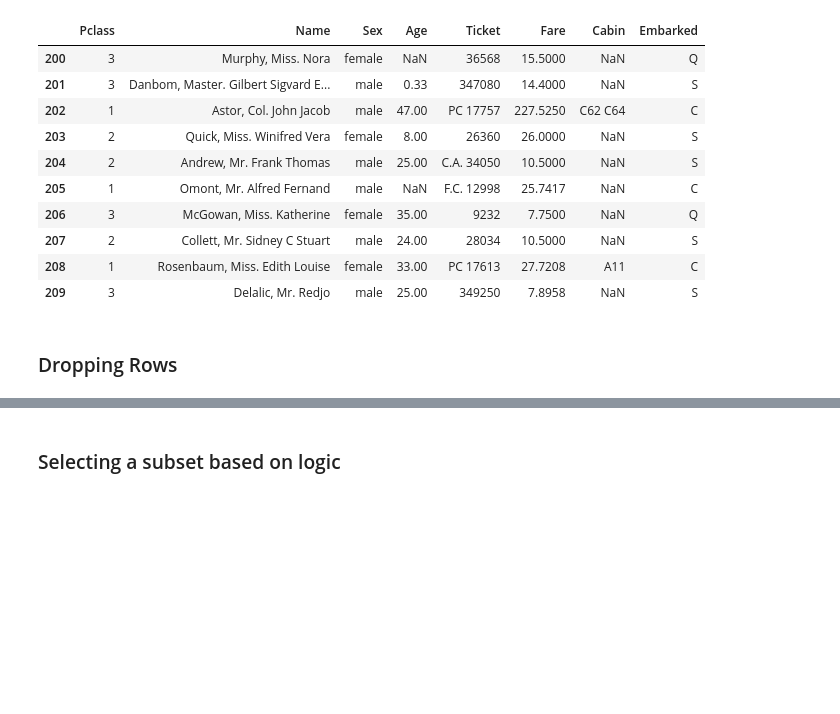
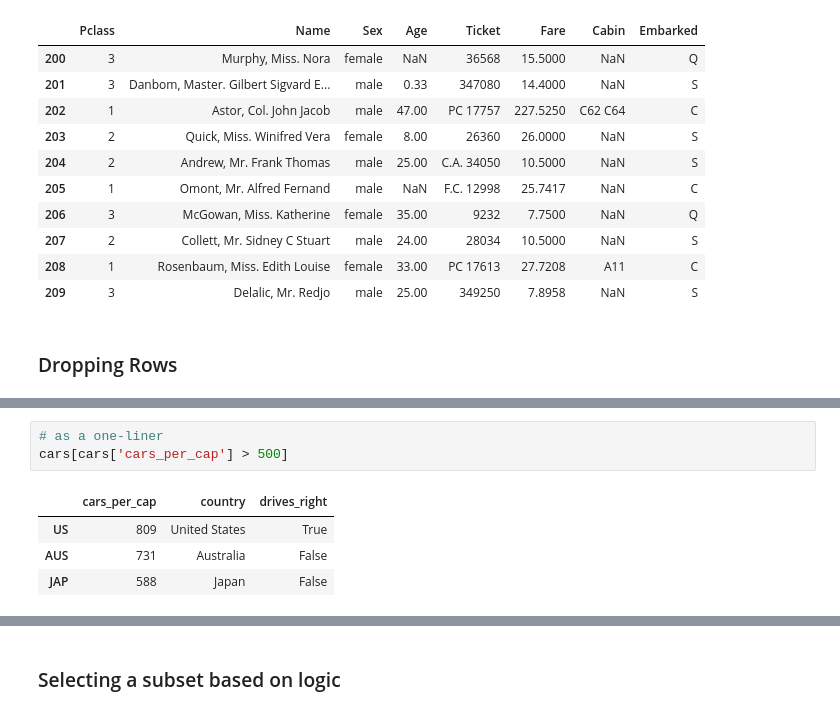
Before and after one commit to TheBoyMoe/DataScience-Repo, a Jupyter notebook: CodeAcademy-Data-Science/05-Pandas/05-pandas-review.ipynb, the cells around one changed output, grey strips where cells are left out. Saved outputs shown, nothing was run; the diff lists cells and outputs as text; blank space fills up the shorter version.

```diff
--- a/CodeAcademy-Data-Science/05-Pandas/05-pandas-review.ipynb
+++ b/CodeAcademy-Data-Science/05-Pandas/05-pandas-review.ipynb
@@ -403,0 +500,8 @@ df.drop([204, 205, 206], axis=0)[200:210]
+# %%
+# as a one-liner
+cars[cars['cars_per_cap'] > 500]
+# %% [output]
+|  | cars_per_cap | country | drives_right |
+| US | 809 | United States | True |
+| AUS | 731 | Australia | False |
+| JAP | 588 | Japan | False |
```
Also changed, not shown: parts of 11 cells of this notebook, 3 other files.
